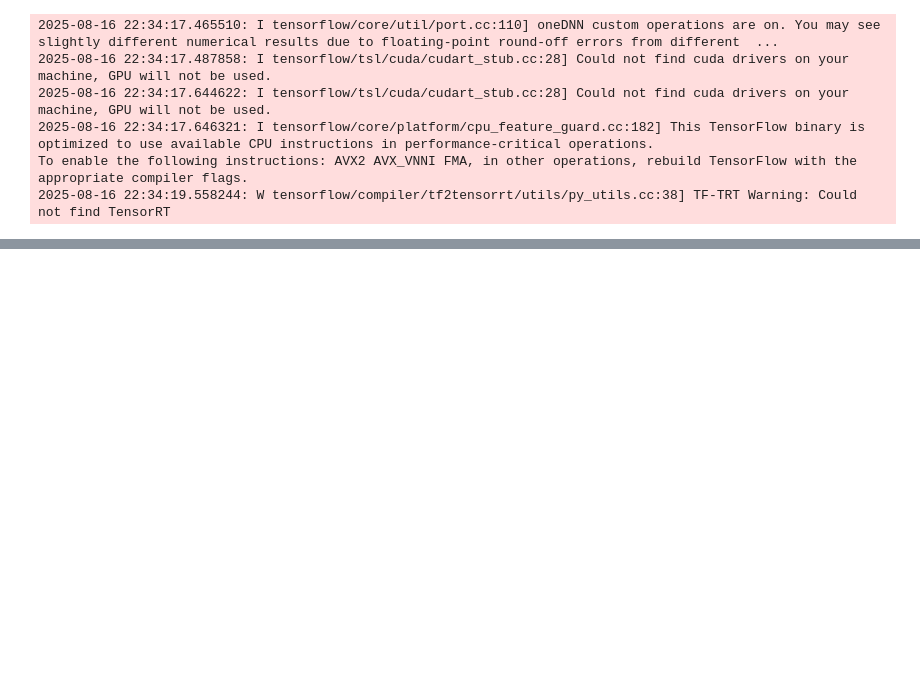
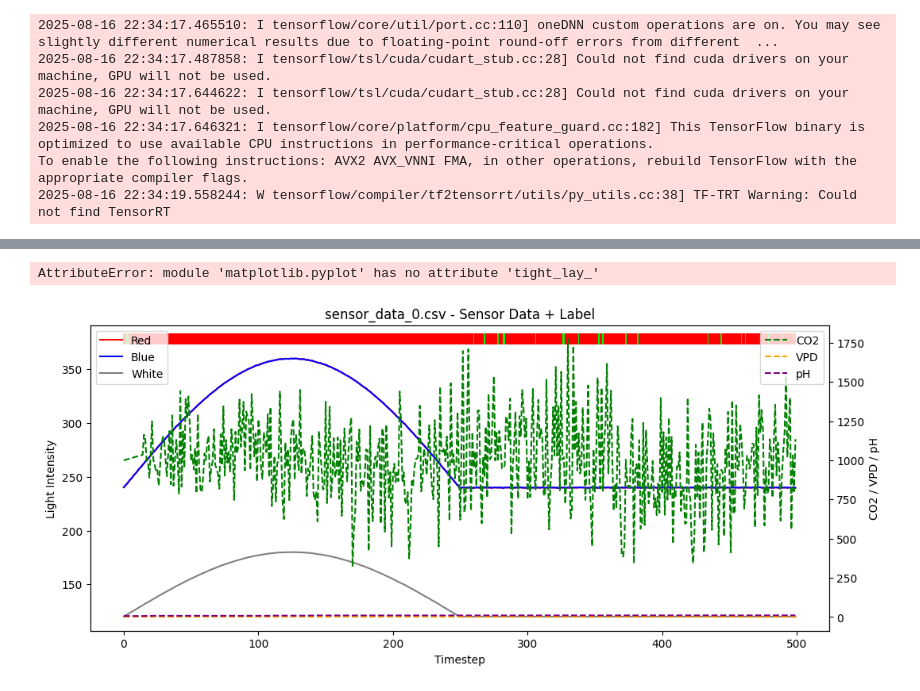
Before and after one commit to suretim/aicam, a Jupyter notebook: main/fed_server/lstm/Untitled1.ipynb, the cells around one changed output, grey strips where cells are left out. Saved outputs shown, nothing was run; the diff lists cells and outputs as text; code cells hidden in the pictures; blank space fills up the shorter version.

```diff
--- a/main/fed_server/lstm/Untitled1.ipynb
+++ b/main/fed_server/lstm/Untitled1.ipynb
@@ -944,0 +1578,43 @@ To enable the following instructions: AVX2 AVX_VNNI FMA, in other operations, re
+# %%
+import os
+import pandas as pd
+import matplotlib.pyplot as plt
+import numpy as np
+
+DATA_DIR = "./data"
+SAVE_REPORT_DIR = "./report"
+os.makedirs(SAVE_REPORT_DIR, exist_ok=True)
+
+all_files = [f for f in os.listdir(DATA_DIR) if f.endswith(".csv")]
+
+for f in all_files:
+    path = os.path.join(DATA_DIR, f)
+    df = pd.read_csv(path)
+
+    # ======= 時序圖 =======
+    fig, ax1 = plt.subplots(figsize=(12,5))
+
+    ax1.plot(df["light_red"], label="Red", color="red")
+    ax1.plot(df["light_blue"], label="Blue", color="blue")
+    ax1.plot(df["light_white"], label="White", color="gray")
+    ax1.set_xlabel("Timestep")
+    ax1.set_ylabel("Light Intensity")
+    ax1.legend(loc="upper left")
+
+    ax2 = ax1.twinx()
+    ax2.plot(df["co2"], label="CO2", color="green", linestyle="--")
+    ax2.plot(df["vpd_kPa"], label="VPD", color="orange", linestyle="--")
+    ax2.plot(df["ph"], label="pH", color="purple", linestyle="--")
+    ax2.set_ylabel("CO2 / VPD / pH")
+
+    for lbl, color in zip([0,1,2], ["lime","black","red"]):
+        idx = df.index[df["label"]==lbl]
+        ax1.scatter(idx, [df["light_red"].max()*1.05]*len(idx), color=color, marker="|", s=100,
+                    label=f"Label {lbl}" if f"Label {lbl}" not in [l.get_text() for l in ax1.get_legend().get_texts()] else "")
+
+    plt.title(f"{f} - Sensor Data + Label")
+    ax2.legend(loc="upper right")
+    plt.tight_lay_
+# %% [output]
+AttributeError: module 'matplotlib.pyplot' has no attribute 'tight_lay_'
+[figure, added]
```
Also changed, not shown: parts of 7 cells of this notebook, 5 other files.
